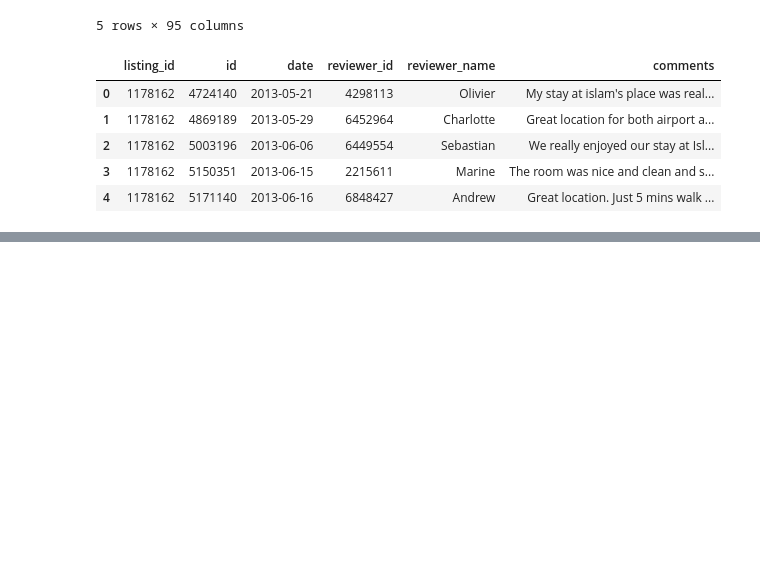
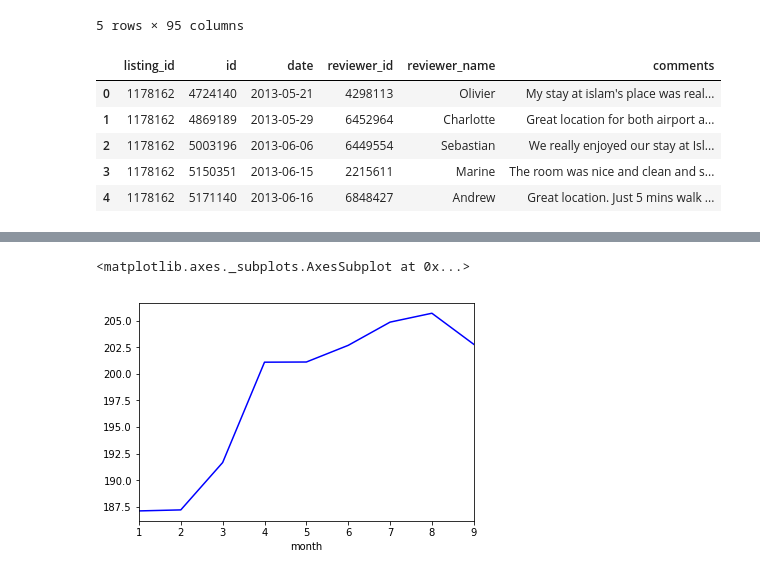
Before and after one commit to jyothishkjames/Seattle-Boston-Airbnb-Data-Analysis, a Jupyter notebook: data_prepration.ipynb, the cells around one changed output, grey strips where cells are left out. Saved outputs shown, nothing was run; the diff lists cells and outputs as text; code cells hidden in the pictures; blank space fills up the shorter version.

```diff
--- a/data_prepration.ipynb
+++ b/data_prepration.ipynb
@@ -153,0 +163,6 @@ seattle_listings_df_ploat=seattle_listings_df[['last_scraped', 'price']]
+# %%
+#Line plot for the average price for a month over a year for Boston
+boston_calander_df.groupby('month')['price'].mean().plot(kind='line', color='blue')
+# %% [output]
+<matplotlib.axes._subplots.AxesSubplot at 0x...>
+[figure, added]
```
Also changed, not shown: parts of 20 cells of this notebook.
